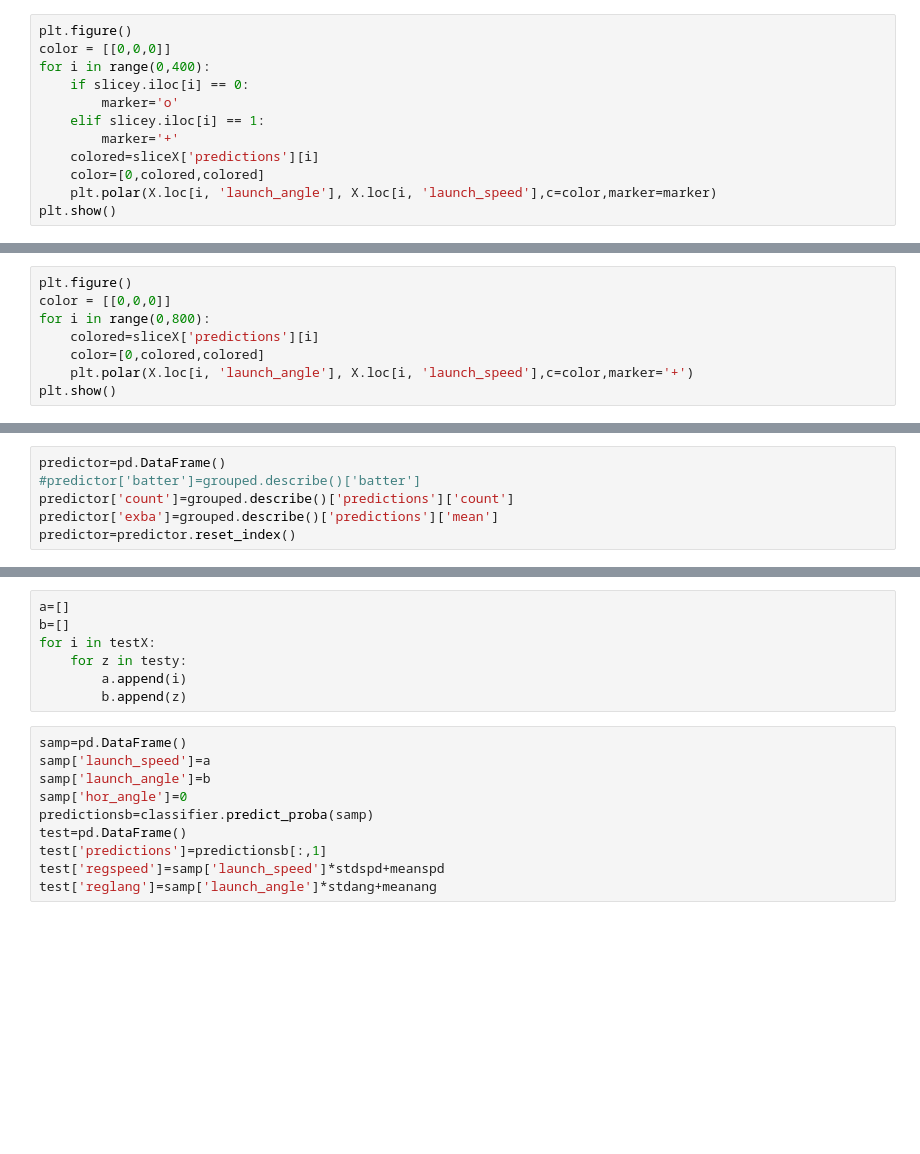
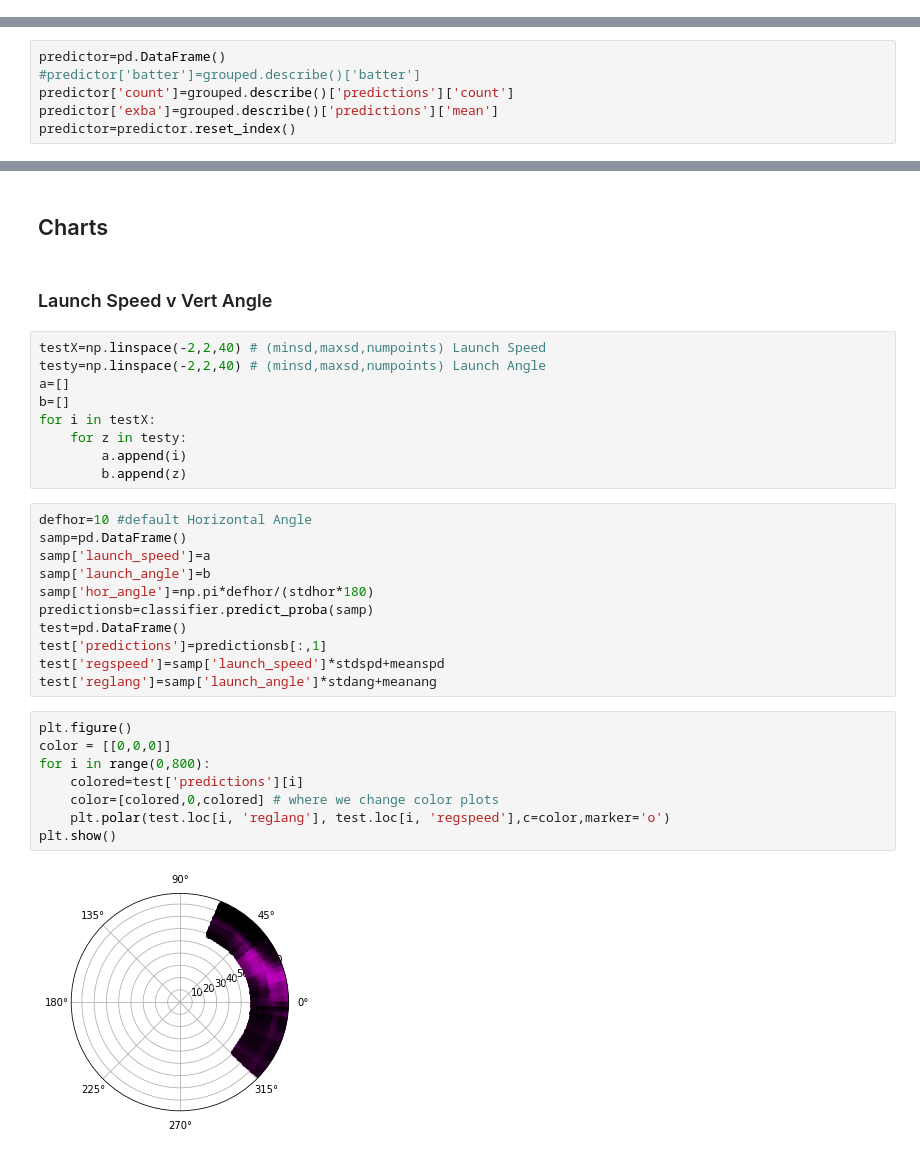
Before and after one commit to EricLangdon/cs254-Project, a Jupyter notebook: jupyter/Project_v2_randomfor.ipynb, the cells around one changed output, grey strips where cells are left out. Cells and saved outputs as stored; diff of their text form; blank space fills up the shorter version.

```diff
--- a/jupyter/Project_v2_randomfor.ipynb
+++ b/jupyter/Project_v2_randomfor.ipynb
@@ -274,12 +155,0 @@ sliceX.head()
-# %%
-plt.figure()
-color = [[0,0,0]]
-for i in range(0,400):
-    if slicey.iloc[i] == 0:
-        marker='o'
-    elif slicey.iloc[i] == 1:
-        marker='+'
-    colored=sliceX['predictions'][i]
-    color=[0,colored,colored]
-    plt.polar(X.loc[i, 'launch_angle'], X.loc[i, 'launch_speed'],c=color,marker=marker)
-plt.show()
@@ -288,8 +155,0 @@ plt.show()
-# %%
-plt.figure()
-color = [[0,0,0]]
-for i in range(0,800):
-    colored=sliceX['predictions'][i]
-    color=[0,colored,colored]
-    plt.polar(X.loc[i, 'launch_angle'], X.loc[i, 'launch_speed'],c=color,marker='+')
-plt.show()
@@ -341,4 +213,10 @@ testy=np.linspace(-3,3,40)
+# %% [markdown]
+## Charts
+# %% [markdown]
+### Launch Speed v Vert Angle
 # %%
+testX=np.linspace(-2,2,40) # (minsd,maxsd,numpoints) Launch Speed
+testy=np.linspace(-2,2,40) # (minsd,maxsd,numpoints) Launch Angle
 a=[]
 b=[]
 for i in testX:
@@ -346,12 +224,23 @@ for i in testX:
         a.append(i)
         b.append(z)
 # %%
+defhor=10 #default Horizontal Angle
 samp=pd.DataFrame()
 samp['launch_speed']=a
 samp['launch_angle']=b
-samp['hor_angle']=0
+samp['hor_angle']=np.pi*defhor/(stdhor*180)
 predictionsb=classifier.predict_proba(samp)
 test=pd.DataFrame()
 test['predictions']=predictionsb[:,1]
 test['regspeed']=samp['launch_speed']*stdspd+meanspd
 test['reglang']=samp['launch_angle']*stdang+meanang
+# %%
+plt.figure()
+color = [[0,0,0]]
+for i in range(0,800):
+    colored=test['predictions'][i]
+    color=[colored,0,colored] # where we change color plots
+    plt.polar(test.loc[i, 'reglang'], test.loc[i, 'regspeed'],c=color,marker='o')
+plt.show()
+# %% [output]
+[figure, added]
```
Also changed, not shown: parts of 31 cells of this notebook, 2 other files.
